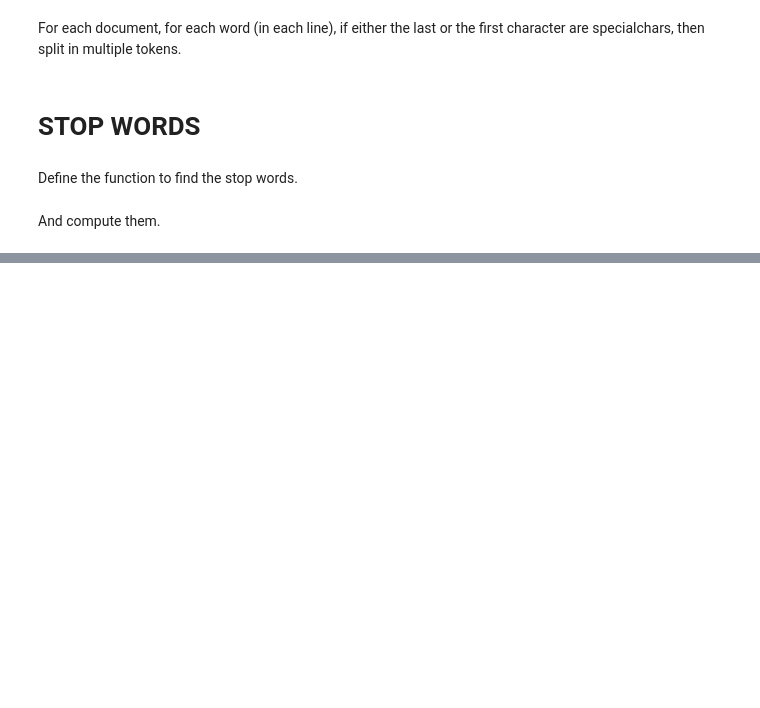
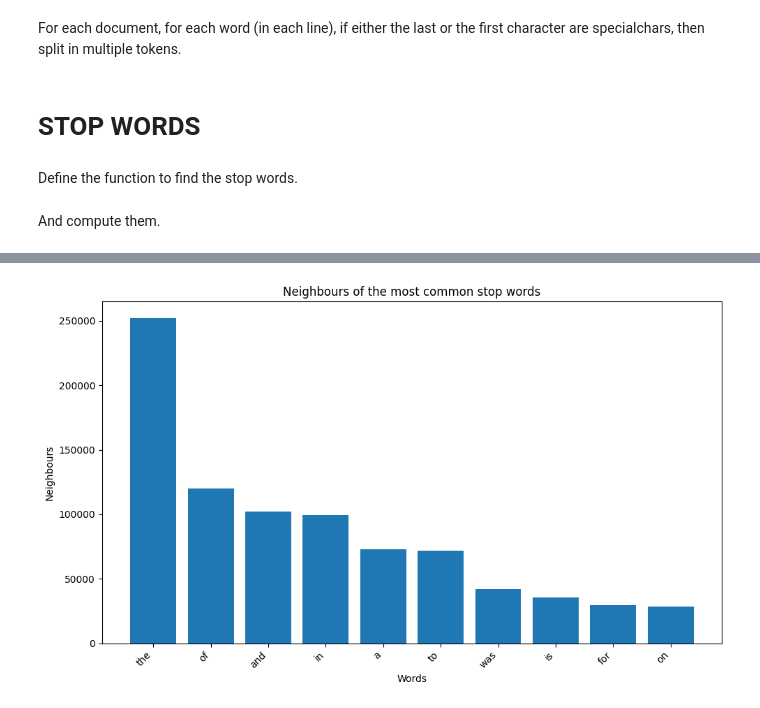
Before and after one commit to peetceenatoo/re-extractor, a Jupyter notebook: Scripts/find_stop_words.ipynb, the cells around one changed output, grey strips where cells are left out. Saved outputs shown, nothing was run; the diff lists cells and outputs as text; code cells hidden in the pictures; blank space fills up the shorter version.

```diff
--- a/Scripts/find_stop_words.ipynb
+++ b/Scripts/find_stop_words.ipynb
@@ -146,2 +311,22 @@ del corpus
 242
 ['the', 'of', 'and', 'in', 'a', 'to', 'was', 'is', 'for', 'on', 'as', 'with', 'by', 'he', 'that', 'at', 'from', 'his', 'it', 'an', 'were', 'are', 'which', 'doc', 'this', 'also', 'be', 'or', 'has', 'ha ...
+# %%
+import matplotlib.pyplot as plt
+
+# Dati forniti
+data = [('the', 252231), ('of', 120104), ('and', 102111), ('in', 99559), ('a', 73020), ('to', 72052), ('was', 42182), ('is', 35760), ('for', 29332), ('on', 28481)]
+
+# Estrai valori e etichette
+labels, values = zip(*data)
+
+# Creazione del plot
+plt.figure(figsize=(10, 6))  # Imposta dimensioni della figura
+plt.bar(range(1, len(labels) + 1), values, tick_label=labels)  # Crea un grafico a barre
+plt.xlabel('Words')  # Etichetta dell'asse x
+plt.ylabel('Neighbours')  # Etichetta dell'asse y
+plt.title('Neighbours of the most common stop words')  # Titolo del grafico
+plt.xticks(rotation=45, ha='right')  # Ruota le etichette sull'asse x per una migliore leggibilità
+plt.tight_layout()  # Imposta il layout in modo che le etichette non si sovrappongano
+plt.show()  # Mostra il grafico
+# %% [output]
+[figure, added]
```
Also changed, not shown: parts of 10 cells of this notebook, 1 other file.
